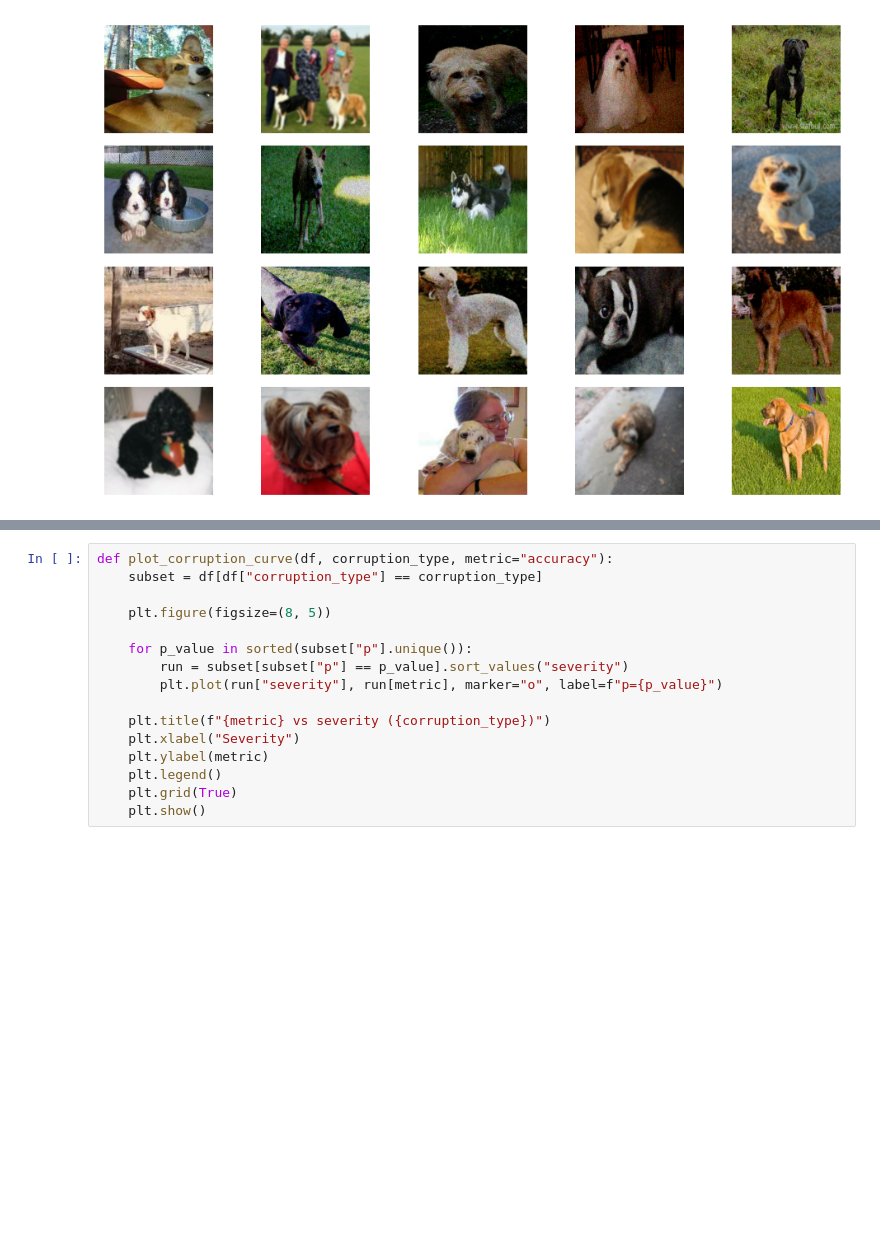
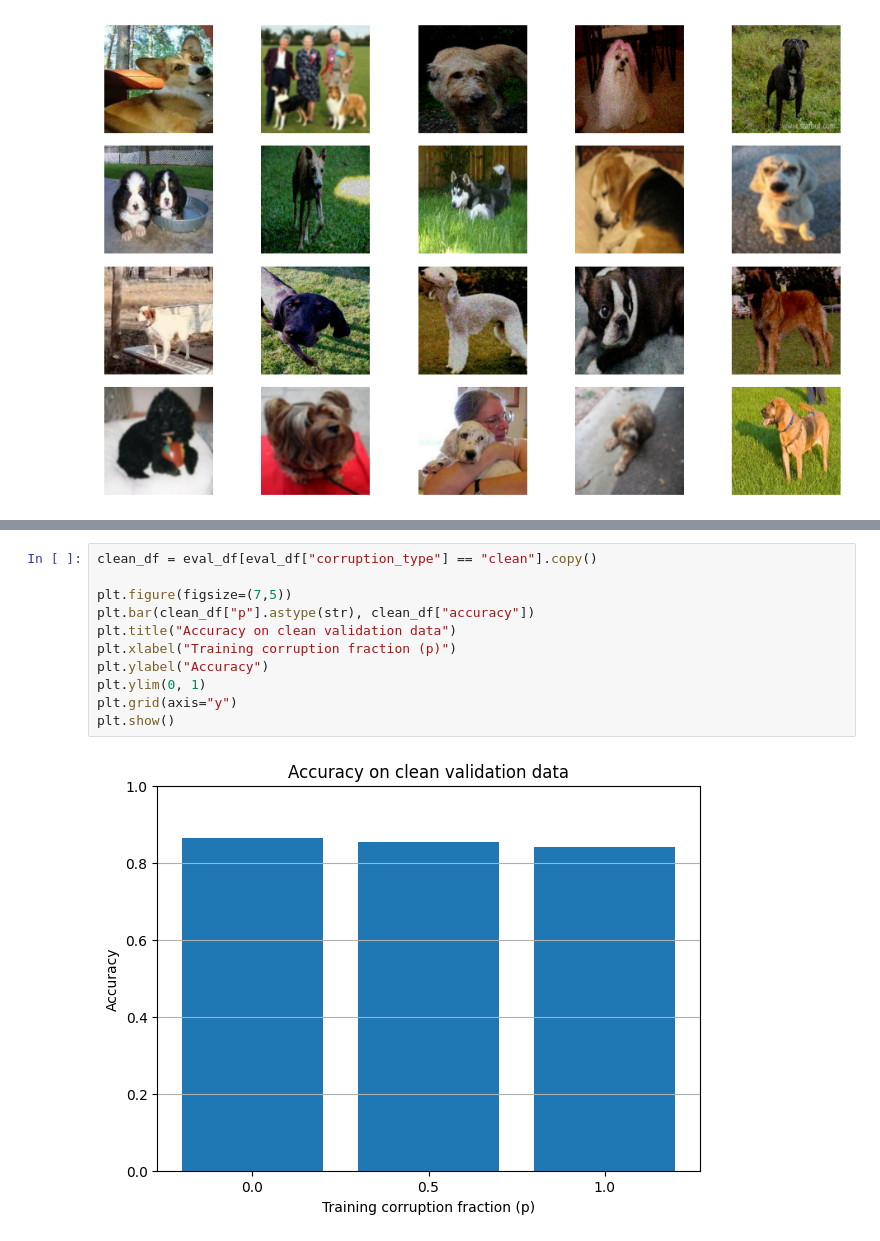
Before and after one commit to d21emijo/BDP, a Jupyter notebook: notebooks/notebook.ipynb, the cells around one changed output, grey strips where cells are left out. Saved outputs shown, nothing was run; the diff lists cells and outputs as text; blank space fills up the shorter version.

```diff
--- a/notebooks/notebook.ipynb
+++ b/notebooks/notebook.ipynb
@@ -568,16 +563,13 @@ print(eval_df.head(30))
-# %%
-def plot_corruption_curve(df, corruption_type, metric="accuracy"):
-    subset = df[df["corruption_type"] == corruption_type]
-
-    plt.figure(figsize=(8, 5))
-
-    for p_value in sorted(subset["p"].unique()):
-        run = subset[subset["p"] == p_value].sort_values("severity")
-        plt.plot(run["severity"], run[metric], marker="o", label=f"p={p_value}")
-
-    plt.title(f"{metric} vs severity ({corruption_type})")
-    plt.xlabel("Severity")
-    plt.ylabel(metric)
-    plt.legend()
-    plt.grid(True)
-    plt.show()
+# %%
+clean_df = eval_df[eval_df["corruption_type"] == "clean"].copy()
+
+plt.figure(figsize=(7,5))
+plt.bar(clean_df["p"].astype(str), clean_df["accuracy"])
+plt.title("Accuracy on clean validation data")
+plt.xlabel("Training corruption fraction (p)")
+plt.ylabel("Accuracy")
+plt.ylim(0, 1)
+plt.grid(axis="y")
+plt.show()
+# %% [output]
+[figure, added]
```
Also changed, not shown: parts of 14 cells of this notebook.
